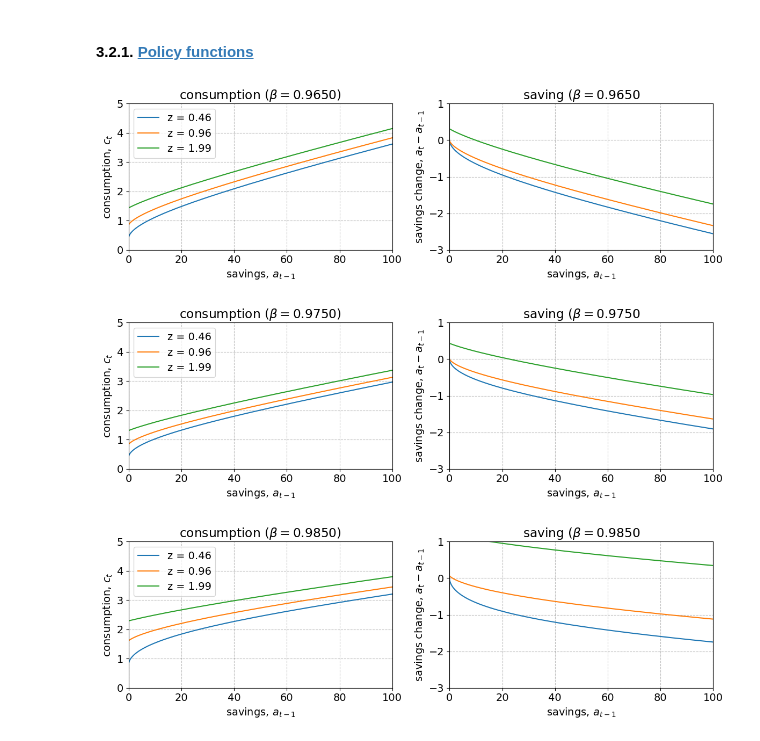
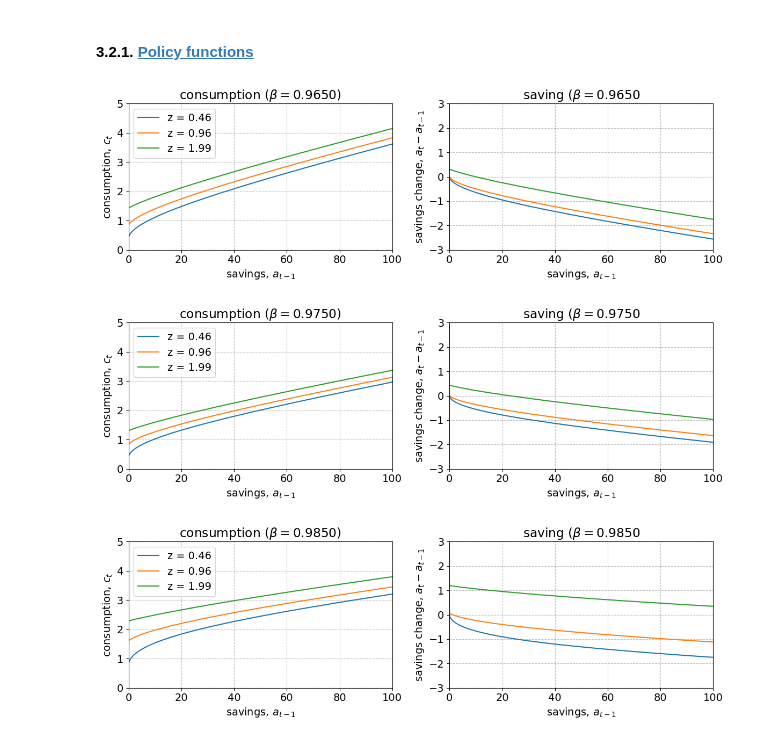
Before and after one commit to Bernseng/AdvMacroHet, a Jupyter notebook: Assignments/Assignment_I/Stationary-Equilibrium.ipynb, the cells around one changed output. Cells and saved outputs as stored; diff of their text form; code cells hidden in the pictures.

```diff
--- a/Assignments/Assignment_I/Stationary-Equilibrium.ipynb
+++ b/Assignments/Assignment_I/Stationary-Equilibrium.ipynb
@@ -160,42 +139,40 @@ households:
 # %%
 # Loop over beta values
 for i_beta, beta in enumerate(par.beta_grid):
-
-
 
     fig = plt.figure(figsize=(12,4),dpi=100)
     I = par.a_grid < 500
 
     # a. consumption
     ax = fig.add_subplot(1,2,1)
     ax.set_title(f'consumption ($\\beta = {beta:.4f}$)')
 
     for i_z, z in enumerate(par.z_grid):
         if i_z % 3 == 0 or i_z == par.Nz-1:
             ax.plot(par.a_grid[I], ss.c[i_beta, i_z, I], label=f'z = {z:.2f}')
 
     ax.legend(frameon=True)
     ax.set_xlabel('savings, $a_{t-1}$')
     ax.set_ylabel('consumption, $c_t$')
     ax.set_xlim(0,100)
     ax.set_ylim(0,5)
 
     # b. saving
     ax = fig.add_subplot(1,2,2)
     ax.set_title(f'saving ($\\beta = {beta:.4f}$')
 
     for i_z, z in enumerate(par.z_grid):
         if i_z % 3 == 0 or i_z == par.Nz-1:
             ax.plot(par.a_grid[I], ss.a[i_beta, i_z, I] - par.a_grid[I], label=f'z = {z:.2f}')
 
     ax.set_xlabel('savings, $a_{t-1}$')
     ax.set_ylabel('savings change, $a_{t}-a_{t-1}$')
     ax.set_xlim(0,100)
-    ax.set_ylim(-3,1)
+    ax.set_ylim(-3,3)
 
     fig.tight_layout()
     # fig.savefig(f'figs/c_func_{i_beta}_{eta}.pdf')
 # %% [output]
-[figure, old version]
+[figure, new version]
-[figure, old version]
+[figure, new version]
-[figure, old version]
+[figure, new version]
```
Also changed, not shown: parts of 39 cells of this notebook, 3 other files.
